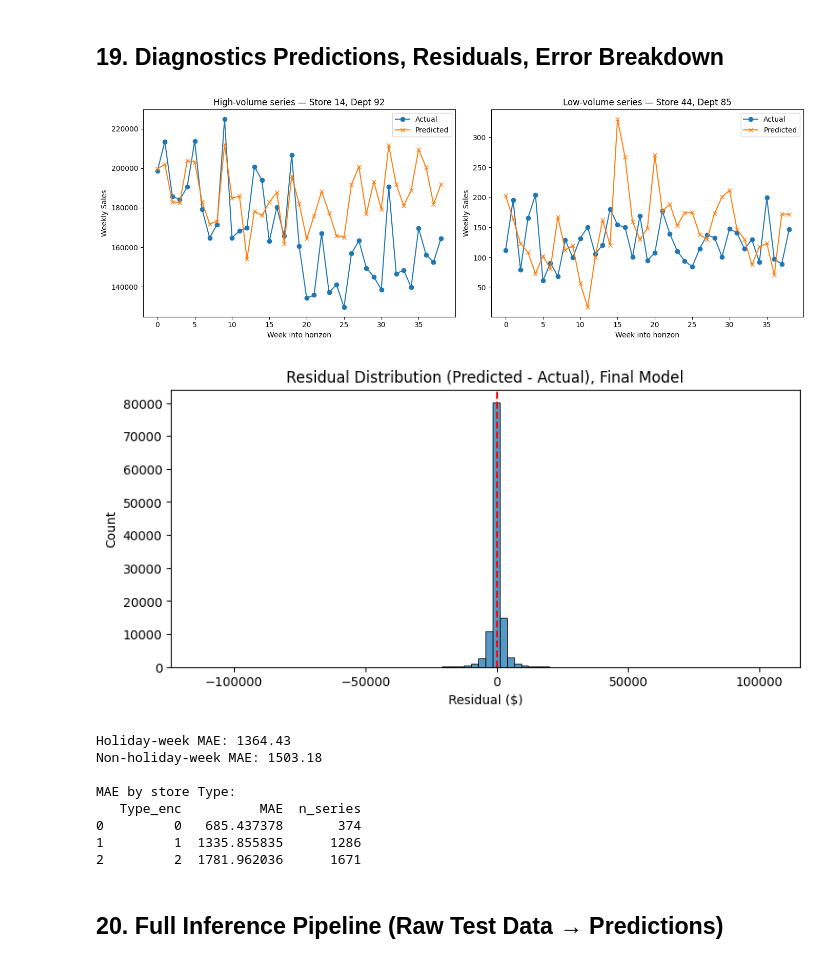
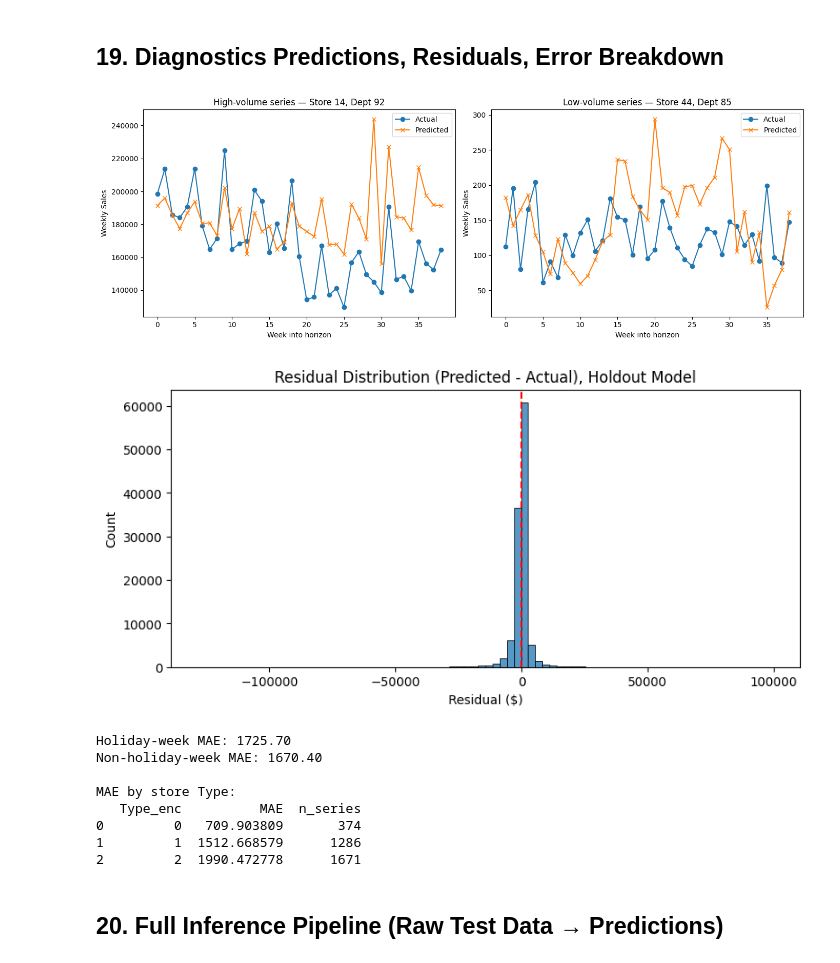
Before and after one commit to EleneJobava/walmart-sales-forecasting, a Jupyter notebook: model_experiment_DLinear.ipynb, the cells around one changed output. Saved outputs shown, nothing was run; the diff lists cells and outputs as text; code cells hidden in the pictures.

```diff
--- a/model_experiment_DLinear.ipynb
+++ b/model_experiment_DLinear.ipynb
@@ -1405,0 +1392,39 @@ Best individual-weight (lb=78,ks=7): 4830.91
+# %%
+final_lookback_candidates = [26, 39, 52, 65, 78, 91]  # respecting lookback+39 <= 143
+final_sweep_results = []
+for lb in final_lookback_candidates:
+    torch.manual_seed(42)
+    ds_train = WalmartMultiWindowDataset(
+        full_panel, active_pairs, max_cutoff=TRAIN_WEEKS - FINAL_HORIZON, lookback=lb,
+        horizon=FINAL_HORIZON, covariate_cols=KNOWN_COVARIATE_COLS, stride=1,
+        min_cutoff=lb
+    )
+    ds_val = WalmartWindowDataset(
+        full_panel, active_pairs, cutoff_week=TRAIN_WEEKS - FINAL_HORIZON, lookback=lb,
+        horizon=FINAL_HORIZON, covariate_cols=KNOWN_COVARIATE_COLS
+    )
+    m = DLinear(lookback=lb, horizon=FINAL_HORIZON, n_covariates=len(KNOWN_COVARIATE_COLS), kernel_size=FINAL_KERNEL).to(device)
+    r = train_model(m, ds_train, ds_val, epochs=40, run_name=f"final_sweep_lb{lb}", log_to_mlflow=False)
+    final_sweep_results.append({"lookback": lb, "best_val_wmae": r["best_val_wmae"]})
+print(pd.DataFrame(final_sweep_results).sort_values("best_val_wmae"))
+# %%
+def collate_fn(batch):
+    return {k: torch.stack([b[k] for b in batch]) for k in batch[0].keys()}
+
+def run_epoch(model, loader, optimizer=None):
+    is_train = optimizer is not None
+    model.train() if is_train else model.eval()
+    total_loss, total_weight = 0.0, 0.0
+    with torch.set_grad_enabled(is_train):
+        for batch in loader:
+            batch = {k: v.to(device) for k, v in batch.items()}
+            pred = model(batch['past_target'], batch['future_cov'])
+            loss = wmae_loss(pred, batch['future_target'], batch['future_mask'], batch['future_weight'])
+            if is_train:
+                optimizer.zero_grad()
+                loss.backward()
+                optimizer.step()
+            batch_weight = (batch['future_mask'] * batch['future_weight']).sum().item()
+            total_loss += loss.item() * batch_weight
+            total_weight += batch_weight
+    return total_loss / max(total_weight, 1e-6)
@@ -1458,11 +1650,11 @@ Final model best val WMAE: 1473.4941949769957 at epoch 34
 final_val_loader = DataLoader(final_val_ds, batch_size=256, shuffle=False, collate_fn=collate_fn)
 
 all_preds, all_targets, all_masks, all_weights, all_stores, all_depts = [], [], [], [], [], []
-final_model.eval()
+holdout_model.eval()   # IMPORTANT: holdout_model never trained on final_val_ds — final_model did
 with torch.no_grad():
     for batch in final_val_loader:
         batch_dev = {k: v.to(device) for k, v in batch.items()}
-        pred = final_model(batch_dev['past_target'], batch_dev['future_cov'])
+        pred = holdout_model(batch_dev['past_target'], batch_dev['future_cov'])
         all_preds.append(pred.cpu().numpy())
         all_targets.append(batch['future_target'].numpy())
         all_masks.append(batch['future_mask'].numpy())
@@ -1504,44 +1696,44 @@ plot_series_prediction(small_idx[0], small_idx[1], axes[1])
 axes[1].set_title("Low-volume series — " + axes[1].get_title())
 plt.tight_layout()
 plt.show()
 
 residuals = (all_preds - all_targets)[all_masks.astype(bool)]
 plt.figure(figsize=(9, 4))
 sns.histplot(residuals, bins=80)
 plt.axvline(0, color='red', linestyle='--')
-plt.title("Residual Distribution (Predicted - Actual), Final Model")
+plt.title("Residual Distribution (Predicted - Actual), Holdout Model")
 plt.xlabel("Residual ($)")
 plt.show()
 
 is_holiday_week = (all_weights > 1).astype(bool) & all_masks.astype(bool)
 holiday_wmae = np.abs(all_preds - all_targets)[is_holiday_week].mean()
 nonholiday_mask = (all_weights == 1).astype(bool) & all_masks.astype(bool)
 nonholiday_wmae = np.abs(all_preds - all_targets)[nonholiday_mask].mean()
 print(f"Holiday-week MAE: {holiday_wmae:.2f}")
 print(f"Non-holiday-week MAE: {nonholiday_wmae:.2f}")
 
 store_type_map = full_panel.drop_duplicates('Store')[['Store', 'Type_enc']].set_index('Store')['Type_enc']
 type_errors = []
 for t in sorted(store_type_map.unique()):
     stores_of_type = store_type_map[store_type_map == t].index
     type_mask = np.isin(store_arr, stores_of_type)
     row_mask = type_mask[:, None] & all_masks.astype(bool)
     err = np.abs(all_preds - all_targets)[row_mask].mean()
     type_errors.append({"Type_enc": t, "MAE": err, "n_series": type_mask.sum()})
 
 print("\nMAE by store Type:")
 print(pd.DataFrame(type_errors))
 # %% [output]
-[figure, old version]
+[figure, new version]
-[figure, old version]
+[figure, new version]
-Holiday-week MAE: 1364.43
-Non-holiday-week MAE: 1503.18
+Holiday-week MAE: 1725.70
+Non-holiday-week MAE: 1670.40
 
 MAE by store Type:
    Type_enc          MAE  n_series
-0         0   685.437378       374
-1         1  1335.855835      1286
-2         2  1781.962036      1671
+0         0   709.903809       374
+1         1  1512.668579      1286
+2         2  1990.472778      1671
 # %% [markdown]
 ## 20. Full Inference Pipeline (Raw Test Data → Predictions)
 # %%
```
Also changed, not shown: parts of 20 cells of this notebook.
